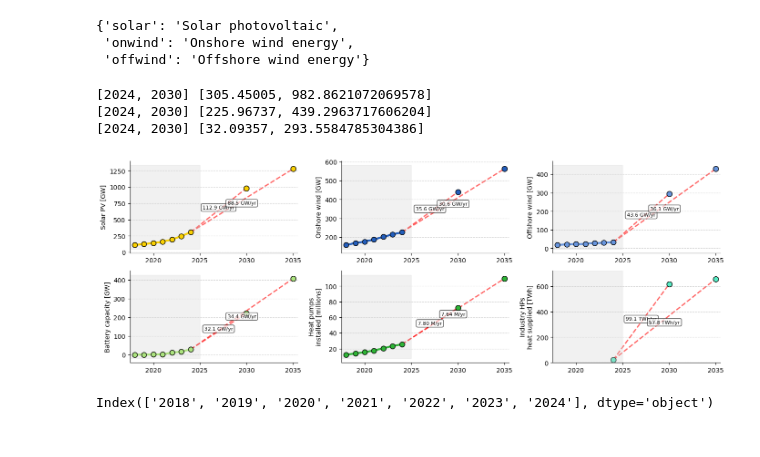
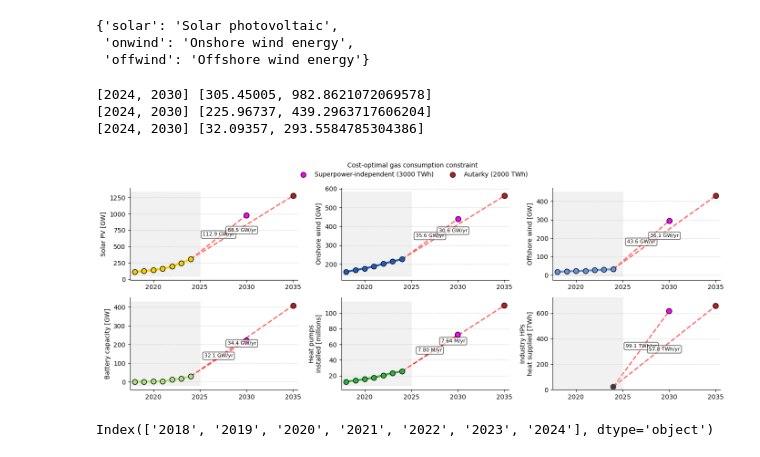
Before and after one commit to LukasFrankenQ/resilient-pypsa-eur, a Jupyter notebook: notebooks/plot_phaseout_trajectory.ipynb, the cells around one changed output. Cells and saved outputs as stored; diff of their text form; code cells hidden in the pictures.

Commit message:
added production constraints

```diff
--- a/notebooks/plot_phaseout_trajectory.ipynb
+++ b/notebooks/plot_phaseout_trajectory.ipynb
@@ -400,18 +400,20 @@ for ax, carrier in zip(
     ax.scatter(
         2030,
         model_2030,
-        color=tech_colors[carrier],
+        color='magenta',
         s=70,
         marker='o',
         edgecolor='black',
+        label='Superpower-independent (3000TWh)' if carrier == list(irena_carriers.keys())[0] else None
         )
     ax.scatter(
         2035,
         model_2035,
-        color=tech_colors[carrier],
+        color='firebrick',
         s=70,
         marker='o',
         edgecolor='black',
+        label='Autarky (2000TWh)' if carrier == list(irena_carriers.keys())[0] else None
     )
 
     # Add projection lines and gradient labels
@@ -456,7 +458,7 @@ model_2035 = n_2035.links.loc[n_2035.links.carrier.isin(['battery discharger']),
 ax.scatter(
     2030,
     model_2030,
-    color=tech_colors['battery'],
+    color='magenta',
     s=70,
     marker='o',
     edgecolor='black',
@@ -464,7 +466,7 @@ ax.scatter(
 ax.scatter(
     2035,
     model_2035,
-    color=tech_colors['battery'],
+    color='firebrick',
     s=70,
     marker='o',
     edgecolor='black',
@@ -508,7 +510,7 @@ model_2035 = hp_shares_2035.mul(num_households).sum()
 ax.scatter(
     [2030, 2035],
     [model_2030, model_2035],
-    color=tech_colors['heat pump'],
+    color=['magenta', 'firebrick'],
     s=70,
     marker='o',
     edgecolor='black',
@@ -538,7 +540,7 @@ ax = axs[1,2]
 ax.scatter(
     [2024, 2030, 2035],
     [22, model_2030, model_2035],
-    color=tech_colors['naphtha for industry'],
+    color=['black', 'magenta', 'firebrick'],
     s=70,
     marker='o',
     edgecolor='black',
@@ -564,35 +566,45 @@ ax.text(2029.5, (val_2024 + model_2035) / 2 - 5, f'{gradient_2035:.1f} TWh/yr',
 
 axs[1,0].set_ylabel('Battery capacity [GW]')
 axs[1,1].set_ylabel('Heat pumps\ninstalled [millions]')
 axs[1,2].set_ylabel('Industry HPs\nheat supplied [TWh]')
 
 for ax in axs.flatten():
     ax.set_xlim(2017.5, 2035.5)
 
     ax.spines['top'].set_visible(False)
     ax.spines['right'].set_visible(False)
 
     ax.fill_between(
         [2017.5, 2025],
         *ax.get_ylim(),
         color='lightgrey',
         alpha=0.3,
     )
     ax.grid(True, axis='y', linestyle='--', alpha=0.5)
     ax.set_axisbelow(True)
 
 plt.tight_layout()
 for ax in axs.flatten():
     ax.set_xticks([2020, 2025, 2030, 2035])
     ax.set_xticklabels([2020, 2025, 2030, 2035])
 
-plt.savefig('independence_rollout_speed.pdf')
+# Add central legend
+handles = [
+    plt.Line2D([0], [0], marker='o', color='w', markerfacecolor='magenta',
+               markersize=8, markeredgecolor='black', label='Superpower-independent (3000 TWh)'),
+    plt.Line2D([0], [0], marker='o', color='w', markerfacecolor='firebrick',
+               markersize=8, markeredgecolor='black', label='Autarky (2000 TWh)')
+]
+fig.legend(handles=handles, loc='upper center', bbox_to_anchor=(0.5, 1.1),
+          ncol=2, frameon=False, title='Cost-optimal gas consumption constraint')
+
+plt.savefig('independence_rollout_speed.pdf', bbox_inches='tight')
 plt.show()
 # %% [output]
 [2024, 2030] [305.45005, 982.8621072069578]
 [2024, 2030] [225.96737, 439.2963717606204]
 [2024, 2030] [32.09357, 293.5584785304386]
-[figure, old version]
+[figure, new version]
 # %%
 ss.index
 # %% [output]
```
Also changed, not shown: 4 other files.
